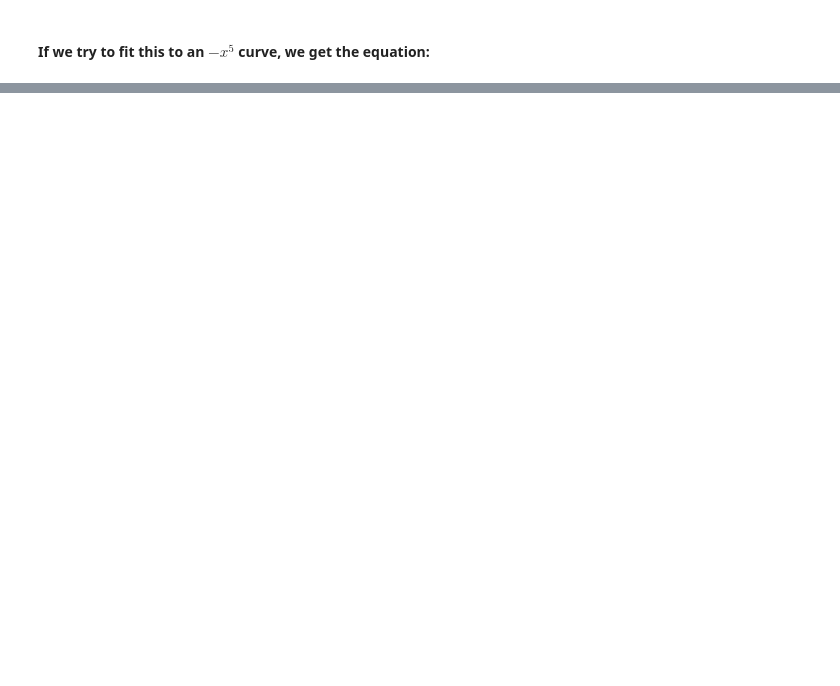
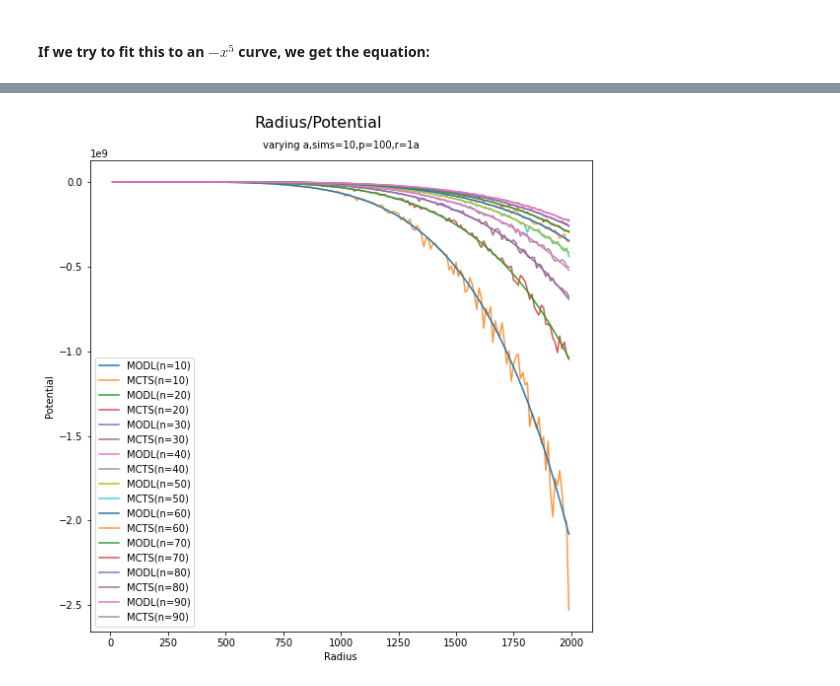
Before and after one commit to humz2k/Force-Error-Project, a Jupyter notebook: force-error-project-update.ipynb, the cells around one changed output, grey strips where cells are left out. Drawn from its saved outputs; the diff is of its cells as text; code cells hidden in the pictures; blank space fills up the shorter version.

```diff
--- a/force-error-project-update.ipynb
+++ b/force-error-project-update.ipynb
@@ -115,0 +136,4 @@ plot_radius_potential(density=list(range(10,1000,100)),n_particles=100,point=1,r
+# %%
+plot_radius_potential(density=100,n_particles=list(range(10,100,10)),point=1,repeats=10,model=potential_model,show_theory=False)
+# %% [output]
+[figure, added]
```
Also changed, not shown: parts of 17 cells of this notebook, 1 other file.
